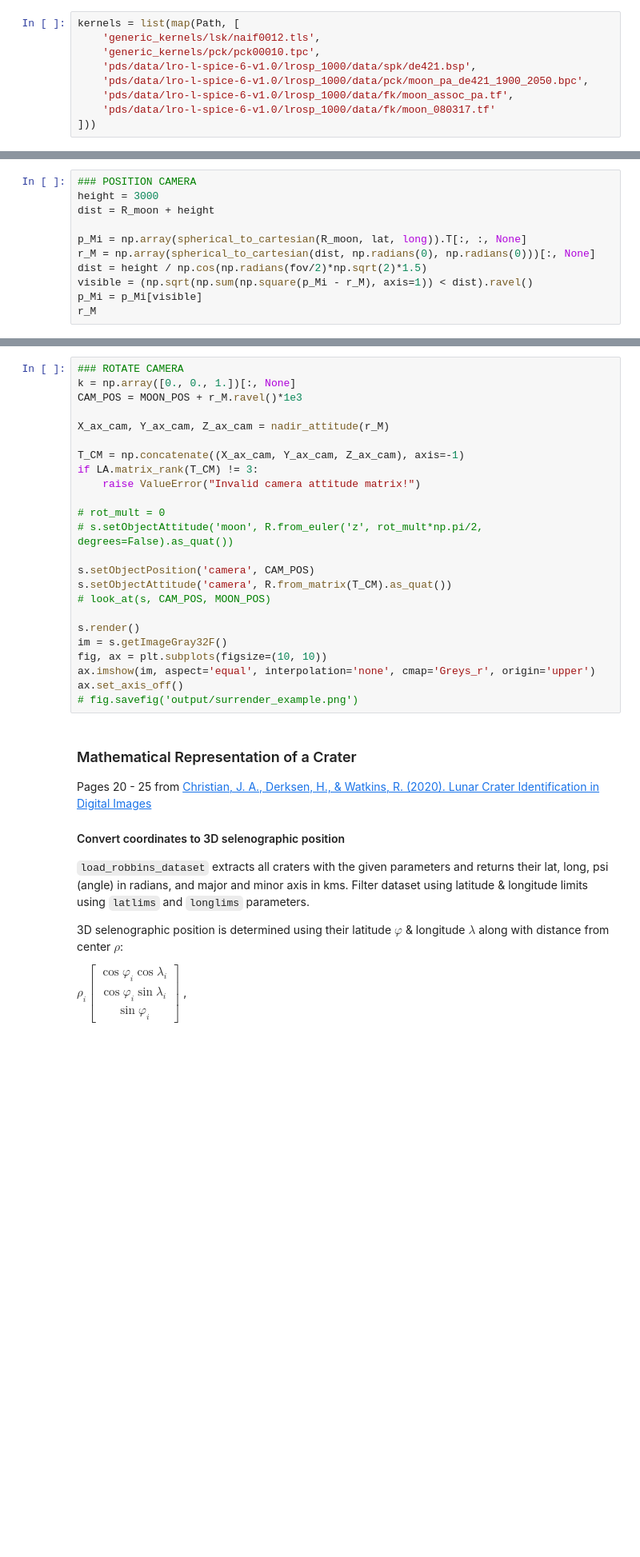
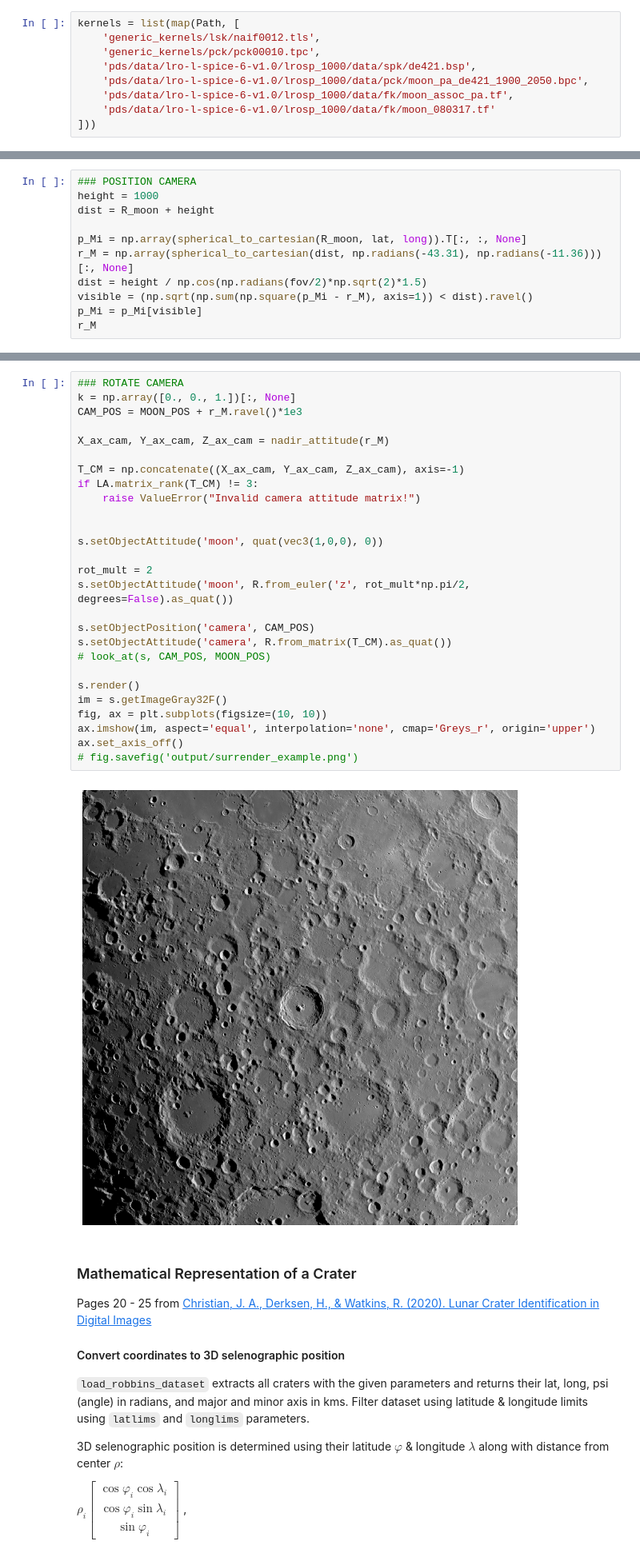
Before and after one commit to wdoppenberg/crater-detection, a Jupyter notebook: notebooks/projection.ipynb, the cells around one changed output, grey strips where cells are left out. Shown at 80% size. Saved outputs shown, nothing was run; the diff lists cells and outputs as text; blank space fills up the shorter version.

```diff
--- a/notebooks/projection.ipynb
+++ b/notebooks/projection.ipynb
@@ -160,11 +163,11 @@ lat, long, major, minor, psi, crater_id = extract_robbins_dataset(
 )
 # %%
 ### POSITION CAMERA
-height = 3000
+height = 1000
 dist = R_moon + height
 
 p_Mi = np.array(spherical_to_cartesian(R_moon, lat, long)).T[:, :, None]
-r_M = np.array(spherical_to_cartesian(dist, np.radians(0), np.radians(0)))[:, None]
+r_M = np.array(spherical_to_cartesian(dist, np.radians(-43.31), np.radians(-11.36)))[:, None]
 dist = height / np.cos(np.radians(fov/2)*np.sqrt(2)*1.5)
 visible = (np.sqrt(np.sum(np.square(p_Mi - r_M), axis=1)) < dist).ravel()
 p_Mi = p_Mi[visible]
@@ -172,27 +179,32 @@ r_M
 # %%
 ### ROTATE CAMERA
 k = np.array([0., 0., 1.])[:, None]
 CAM_POS = MOON_POS + r_M.ravel()*1e3
 
 X_ax_cam, Y_ax_cam, Z_ax_cam = nadir_attitude(r_M)
 
 T_CM = np.concatenate((X_ax_cam, Y_ax_cam, Z_ax_cam), axis=-1)
 if LA.matrix_rank(T_CM) != 3:
     raise ValueError("Invalid camera attitude matrix!")
 
-# rot_mult = 0
-# s.setObjectAttitude('moon', R.from_euler('z', rot_mult*np.pi/2, degrees=False).as_quat())
+
+s.setObjectAttitude('moon', quat(vec3(1,0,0), 0))
+
+rot_mult = 2
+s.setObjectAttitude('moon', R.from_euler('z', rot_mult*np.pi/2, degrees=False).as_quat())
 
 s.setObjectPosition('camera', CAM_POS)
 s.setObjectAttitude('camera', R.from_matrix(T_CM).as_quat())
 # look_at(s, CAM_POS, MOON_POS)
 
 s.render()
 im = s.getImageGray32F()
 fig, ax = plt.subplots(figsize=(10, 10))
 ax.imshow(im, aspect='equal', interpolation='none', cmap='Greys_r', origin='upper')
 ax.set_axis_off()
 # fig.savefig('output/surrender_example.png')
+# %% [output]
+[figure, added]
 # %% [markdown]
 ### Mathematical Representation of a Crater
 Pages 20 - 25 from [Christian, J. A., Derksen, H., & Watkins, R. (2020). Lunar Crater Identification in Digital Images](http://arxiv.org/abs/2009.01228)
```
Also changed, not shown: parts of 8 cells of this notebook, 3 other files.
